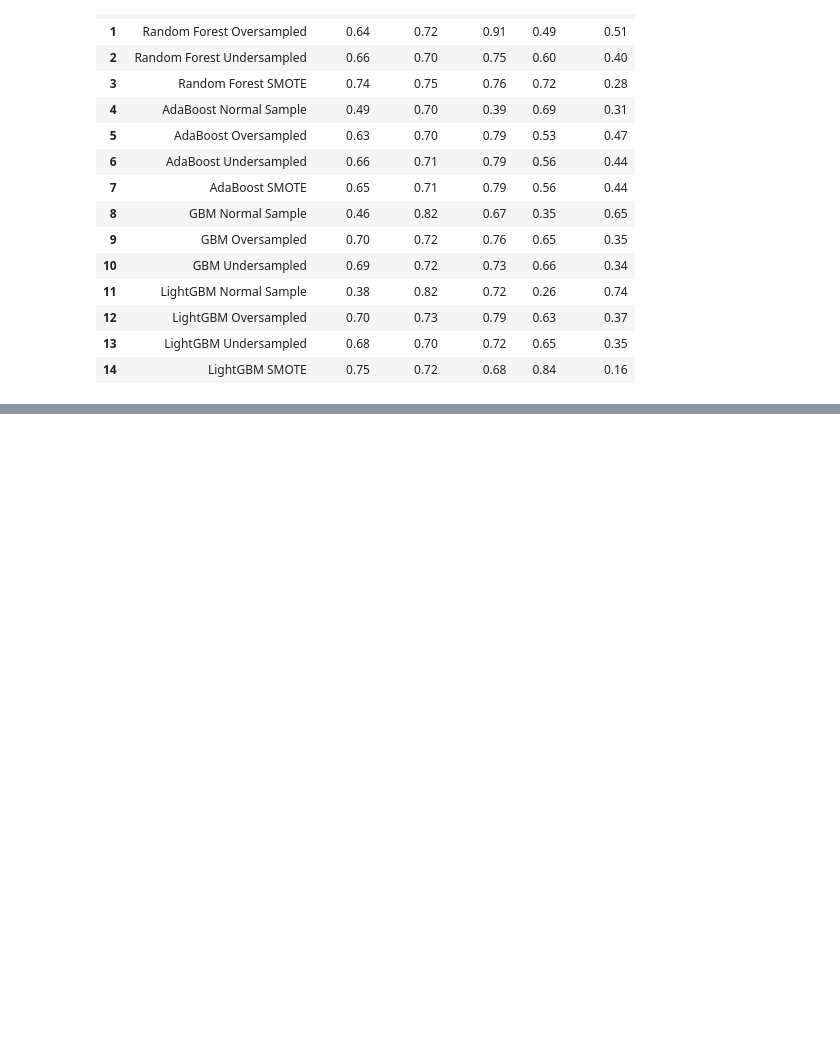
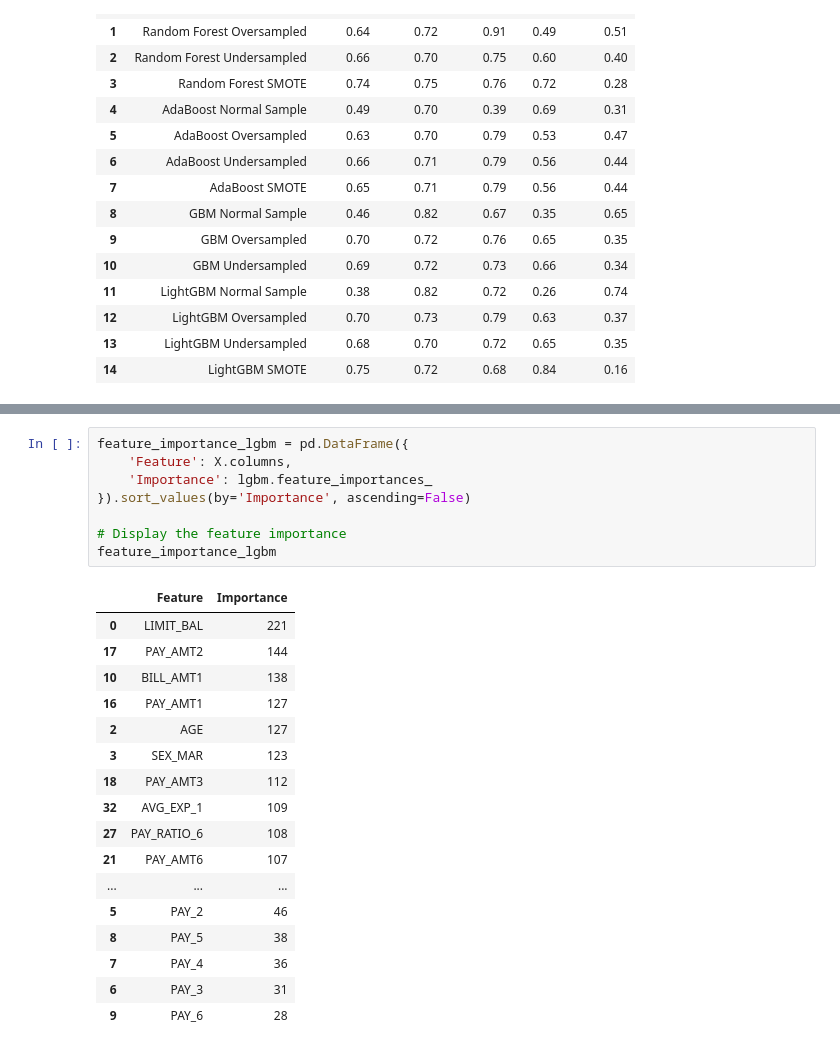
Before and after one commit to minjeoungneev/Default_Credit_Card, a Jupyter notebook: Models.ipynb, the cells around one changed output, grey strips where cells are left out. Drawn from its saved outputs; the diff is of its cells as text; blank space fills up the shorter version.

```diff
--- a/Models.ipynb
+++ b/Models.ipynb
@@ -886,0 +929,26 @@ summary_df
+# %%
+feature_importance_lgbm = pd.DataFrame({
+    'Feature': X.columns,
+    'Importance': lgbm.feature_importances_
+}).sort_values(by='Importance', ascending=False)
+
+# Display the feature importance
+feature_importance_lgbm
+# %% [output]
+|  | Feature | Importance |
+| 0 | LIMIT_BAL | 221 |
+| 17 | PAY_AMT2 | 144 |
+| 10 | BILL_AMT1 | 138 |
+| 16 | PAY_AMT1 | 127 |
+| 2 | AGE | 127 |
+| 3 | SEX_MAR | 123 |
+| 18 | PAY_AMT3 | 112 |
+| 32 | AVG_EXP_1 | 109 |
+| 27 | PAY_RATIO_6 | 108 |
+| 21 | PAY_AMT6 | 107 |
+| ... | ... | ... |
+| 5 | PAY_2 | 46 |
+| 8 | PAY_5 | 38 |
+| 7 | PAY_4 | 36 |
+| 6 | PAY_3 | 31 |
+| 9 | PAY_6 | 28 |
```
Also changed, not shown: parts of 5 cells of this notebook.
